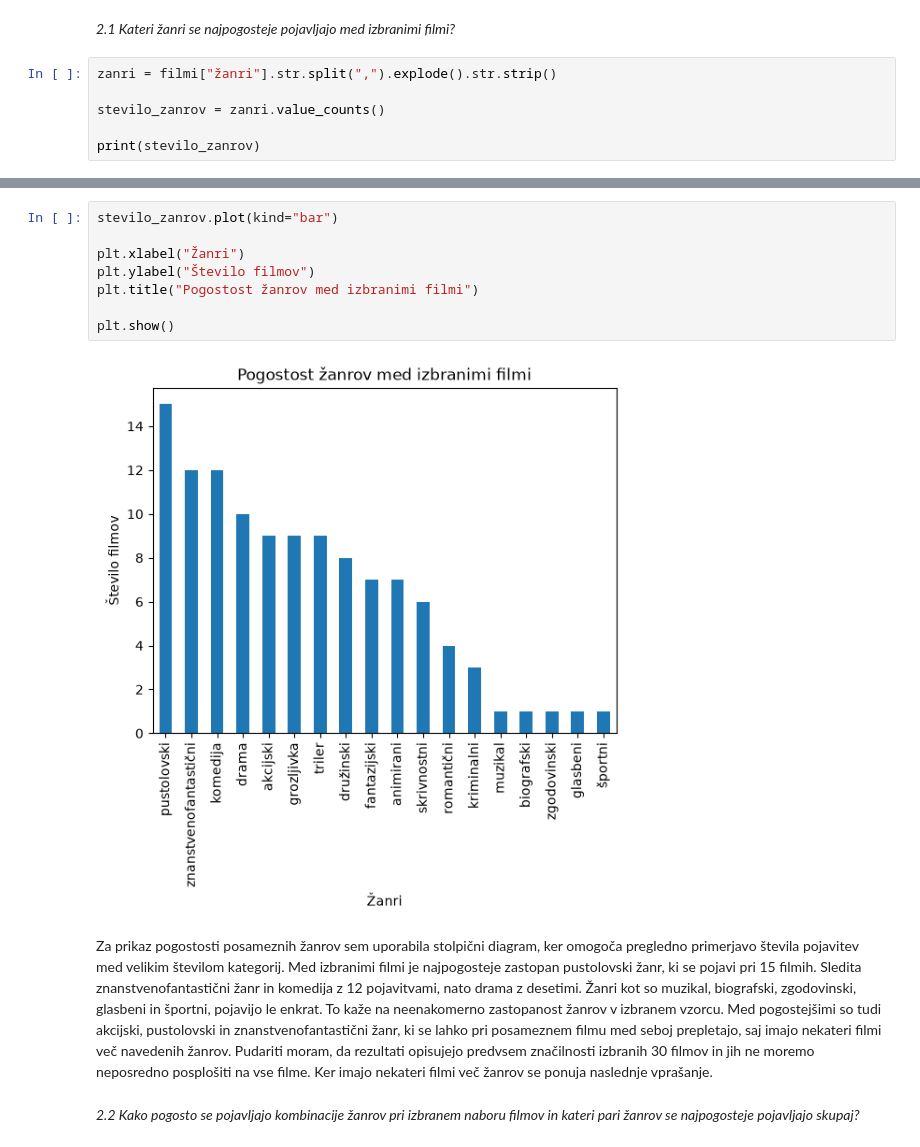
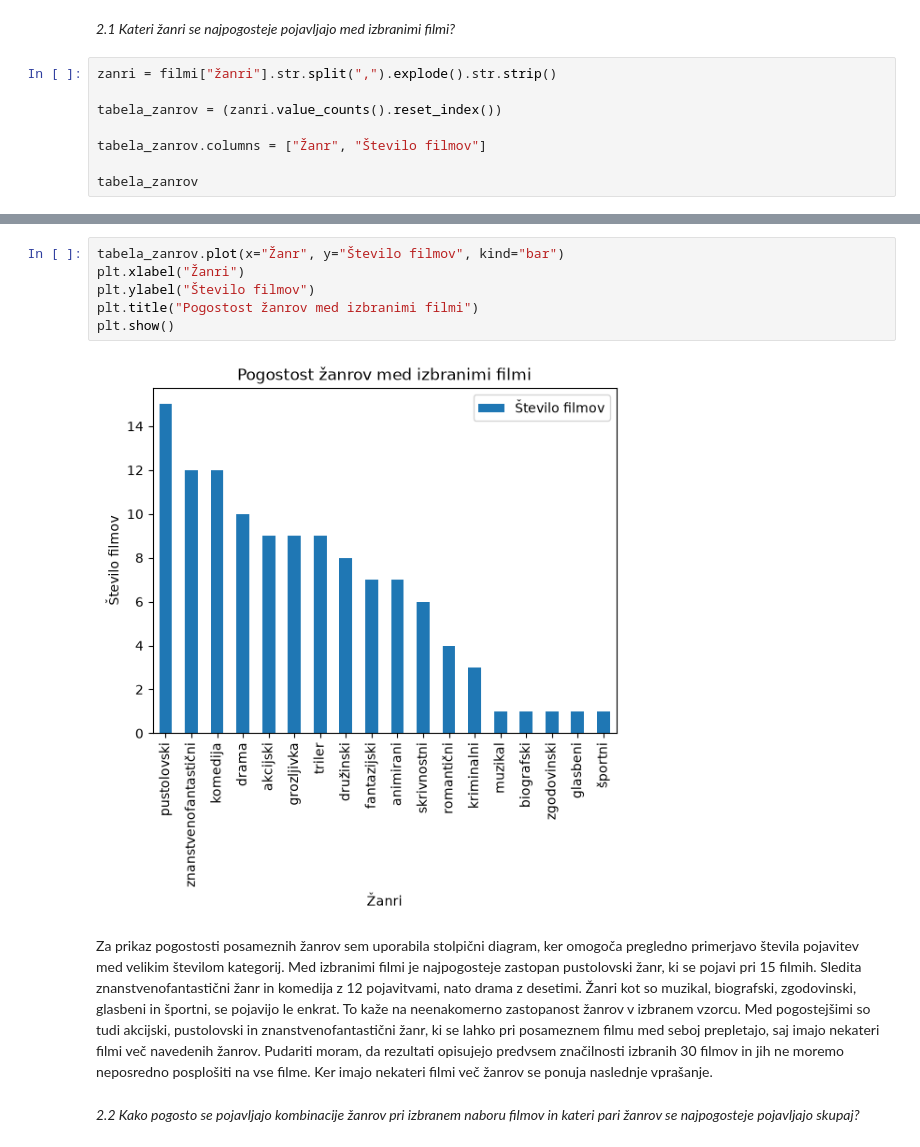
Before and after one commit to idakosmerl-web/projektna-naloga, a Jupyter notebook: analiza_podatkov.ipynb, the cells around one changed output, grey strips where cells are left out. Drawn from its saved outputs; the diff is of its cells as text.

```diff
--- a/analiza_podatkov.ipynb
+++ b/analiza_podatkov.ipynb
@@ -44,7 +45,9 @@ Med številom dni na prvem mestu lestivice in največjim dnevnim zaslužkom je o
 # %%
 zanri = filmi["žanri"].str.split(",").explode().str.strip()
 
-stevilo_zanrov = zanri.value_counts()
+tabela_zanrov = (zanri.value_counts().reset_index())
 
-print(stevilo_zanrov)
+tabela_zanrov.columns = ["Žanr", "Število filmov"]
+
+tabela_zanrov
 # %% [output]
@@ -71,16 +71,14 @@ Name: count, dtype: int64
 # %%
-stevilo_zanrov.plot(kind="bar")
-
+tabela_zanrov.plot(x="Žanr", y="Število filmov", kind="bar")
 plt.xlabel("Žanri")
 plt.ylabel("Število filmov")
 plt.title("Pogostost žanrov med izbranimi filmi")
-
 plt.show()
 # %% [output]
-[figure, old version]
+[figure, new version]
 # %% [markdown]
 Za prikaz pogostosti posameznih žanrov sem uporabila stolpični diagram, ker omogoča pregledno primerjavo števila pojavitev med velikim številom kategorij.
-Med izbranimi filmi je najpogosteje zastopan pustolovski žanr, ki se pojavi pri 15 filmih. Sledita znanstvenofantastični žanr in komedija z 12 pojavitvami, nato drama z desetimi. Žanri kot so muzikal, biografski, zgodovinski, glasbeni in športni, pojavijo le enkrat. To kaže na neenakomerno zastopanost žanrov v izbranem vzorcu. Med pogostejšimi so tudi akcijski, pustolovski in znanstvenofantastični žanr, ki se lahko pri posameznem filmu med seboj prepletajo, saj imajo nekateri filmi več navedenih žanrov. Pudariti moram, da rezultati opisujejo predvsem značilnosti izbranih 30 filmov in jih ne moremo neposredno posplošiti na vse filme. Ker imajo nekateri filmi več žanrov se ponuja naslednje vprašanje.
+Med izbranimi filmi je najpogosteje zastopan pustolovski žanr, ki se pojavi pri 15 filmih. Sledita znanstvenofantastični žanr in komedija z 12 pojavitvami, nato drama z desetimi. Žanri kot so muzikal, biografski, zgodovinski, glasbeni in športni, se pojavijo le enkrat. To kaže na neenakomerno zastopanost žanrov v izbranem vzorcu. Med pogostejšimi so tudi akcijski, pustolovski in znanstvenofantastični žanr, ki se lahko pri posameznem filmu med seboj prepletajo, saj imajo nekateri filmi več navedenih žanrov. Pudariti moram, da rezultati opisujejo predvsem značilnosti izbranih 30 filmov in jih ne moremo neposredno posplošiti na vse filme. Ker imajo nekateri filmi več žanrov se ponuja naslednje vprašanje.
 # %% [markdown]
 *2.2 Kako pogosto se pojavljajo kombinacije žanrov pri izbranem naboru filmov in kateri pari žanrov se najpogosteje pojavljajo skupaj?*
 # %%
```
Also changed, not shown: parts of 5 cells of this notebook.
